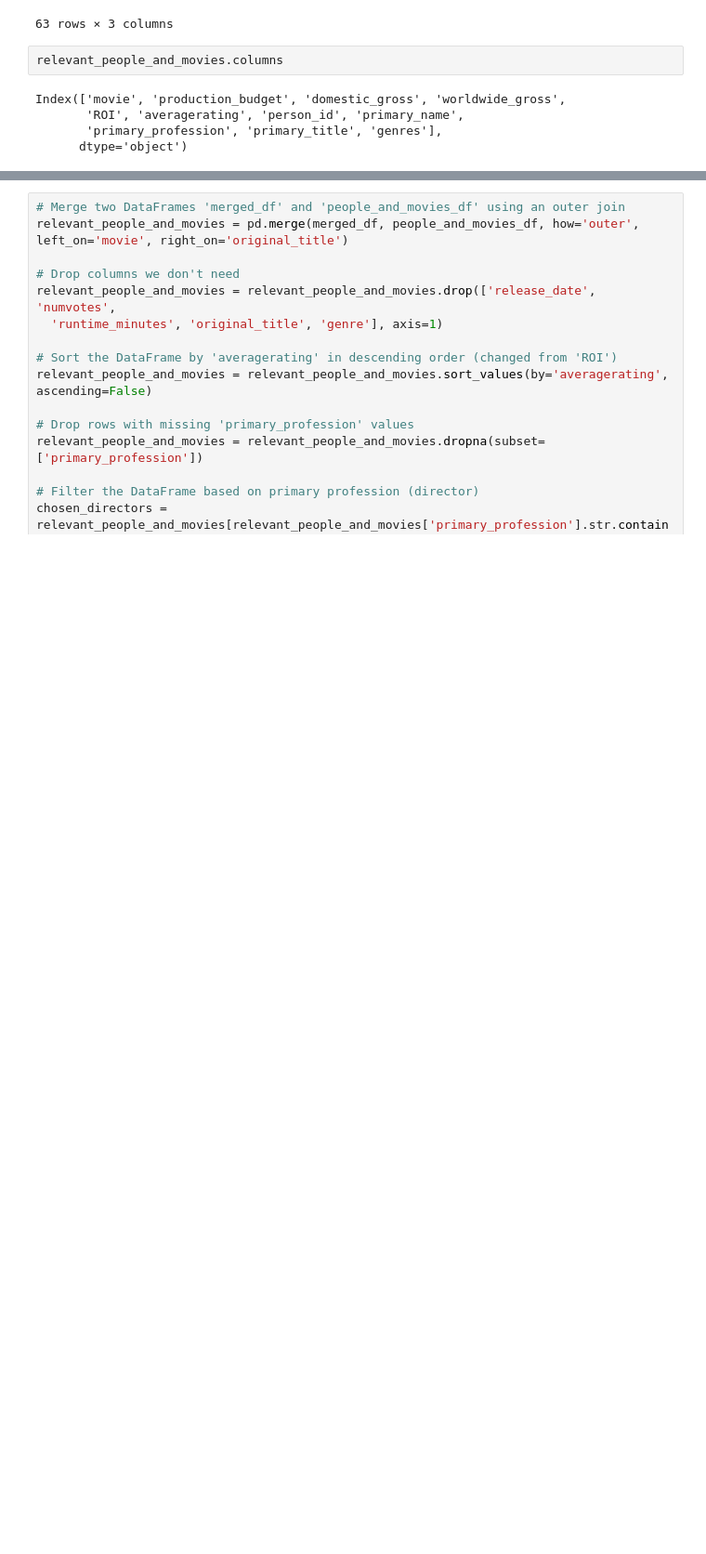
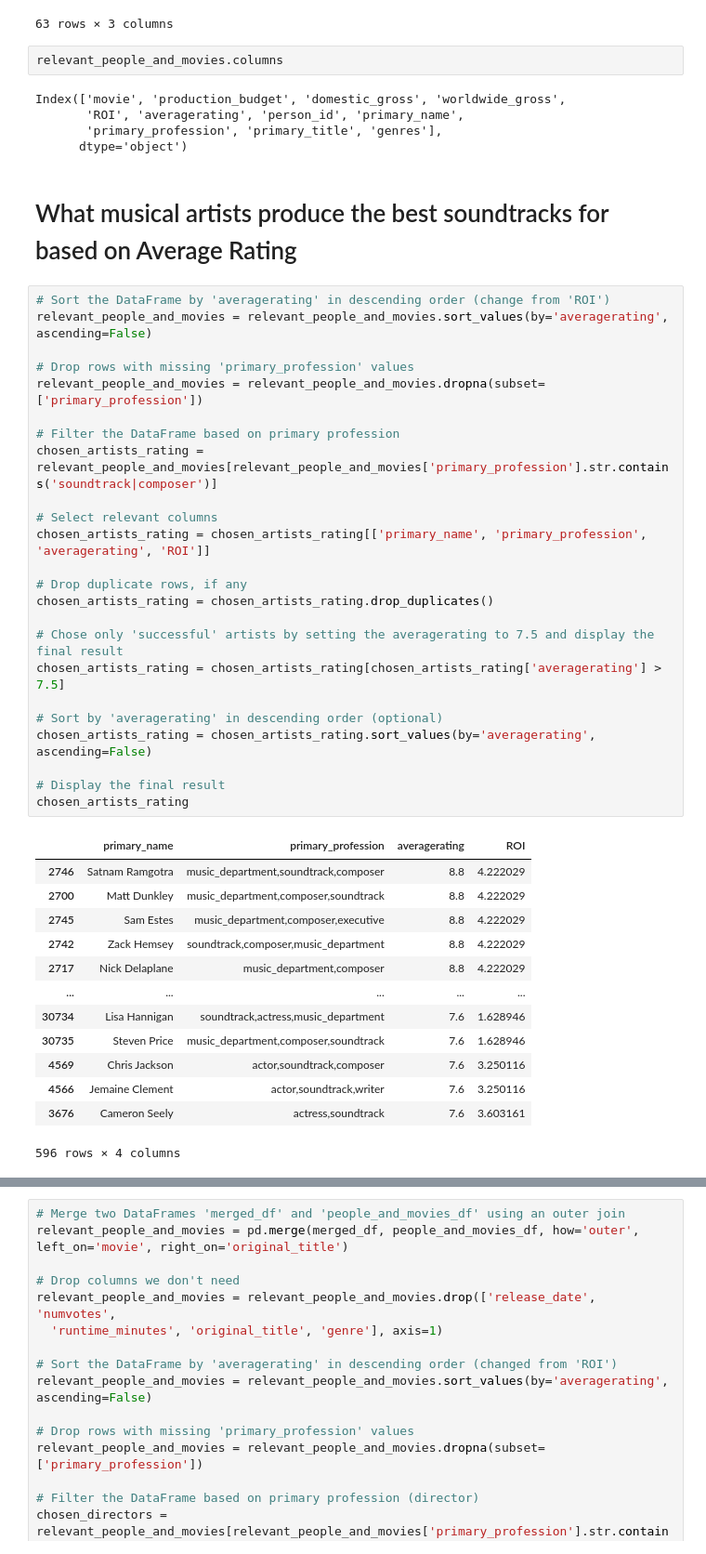
Before and after one commit to Psyluxxx/Movie-Studio-EDA, a Jupyter notebook: Anthony/student.ipynb, the cells around one changed output, grey strips where cells are left out. Shown at 93% size. Saved outputs shown, nothing was run; the diff lists cells and outputs as text; blank space fills up the shorter version.

```diff
--- a/Anthony/student.ipynb
+++ b/Anthony/student.ipynb
@@ -154,3 +156,43 @@ Index(['movie', 'production_budget', 'domestic_gross', 'worldwide_gross',
        'ROI', 'averagerating', 'person_id', 'primary_name',
        'primary_profession', 'primary_title', 'genres'],
       dtype='object')
+# %% [markdown]
+# What musical artists produce the best soundtracks for based on Average Rating
+# %%
+# Sort the DataFrame by 'averagerating' in descending order (change from 'ROI')
+relevant_people_and_movies = relevant_people_and_movies.sort_values(by='averagerating', ascending=False)
+
+# Drop rows with missing 'primary_profession' values
+relevant_people_and_movies = relevant_people_and_movies.dropna(subset=['primary_profession'])
+
+# Filter the DataFrame based on primary profession
+chosen_artists_rating = relevant_people_and_movies[relevant_people_and_movies['primary_profession'].str.contains('soundtrack|composer')]
+
+# Select relevant columns
+chosen_artists_rating = chosen_artists_rating[['primary_name', 'primary_profession', 'averagerating', 'ROI']]
+
+# Drop duplicate rows, if any
+chosen_artists_rating = chosen_artists_rating.drop_duplicates()
+
+# Chose only 'successful' artists by setting the averagerating to 7.5 and display the final result
+chosen_artists_rating = chosen_artists_rating[chosen_artists_rating['averagerating'] > 7.5]
+
+# Sort by 'averagerating' in descending order (optional)
+chosen_artists_rating = chosen_artists_rating.sort_values(by='averagerating', ascending=False)
+
+# Display the final result
+chosen_artists_rating
+# %% [output]
+|  | primary_name | primary_profession | averagerating | ROI |
+| 2746 | Satnam Ramgotra | music_department,soundtrack,composer | 8.8 | 4.222029 |
+| 2700 | Matt Dunkley | music_department,composer,soundtrack | 8.8 | 4.222029 |
+| 2745 | Sam Estes | music_department,composer,executive | 8.8 | 4.222029 |
+| 2742 | Zack Hemsey | soundtrack,composer,music_department | 8.8 | 4.222029 |
+| 2717 | Nick Delaplane | music_department,composer | 8.8 | 4.222029 |
+| ... | ... | ... | ... | ... |
+| 30734 | Lisa Hannigan | soundtrack,actress,music_department | 7.6 | 1.628946 |
+| 30735 | Steven Price | music_department,composer,soundtrack | 7.6 | 1.628946 |
+| 4569 | Chris Jackson | actor,soundtrack,composer | 7.6 | 3.250116 |
+| 4566 | Jemaine Clement | actor,soundtrack,writer | 7.6 | 3.250116 |
+| 3676 | Cameron Seely | actress,soundtrack | 7.6 | 3.603161 |
+596 rows × 4 columns
```
Also changed, not shown: parts of 6 cells of this notebook.
